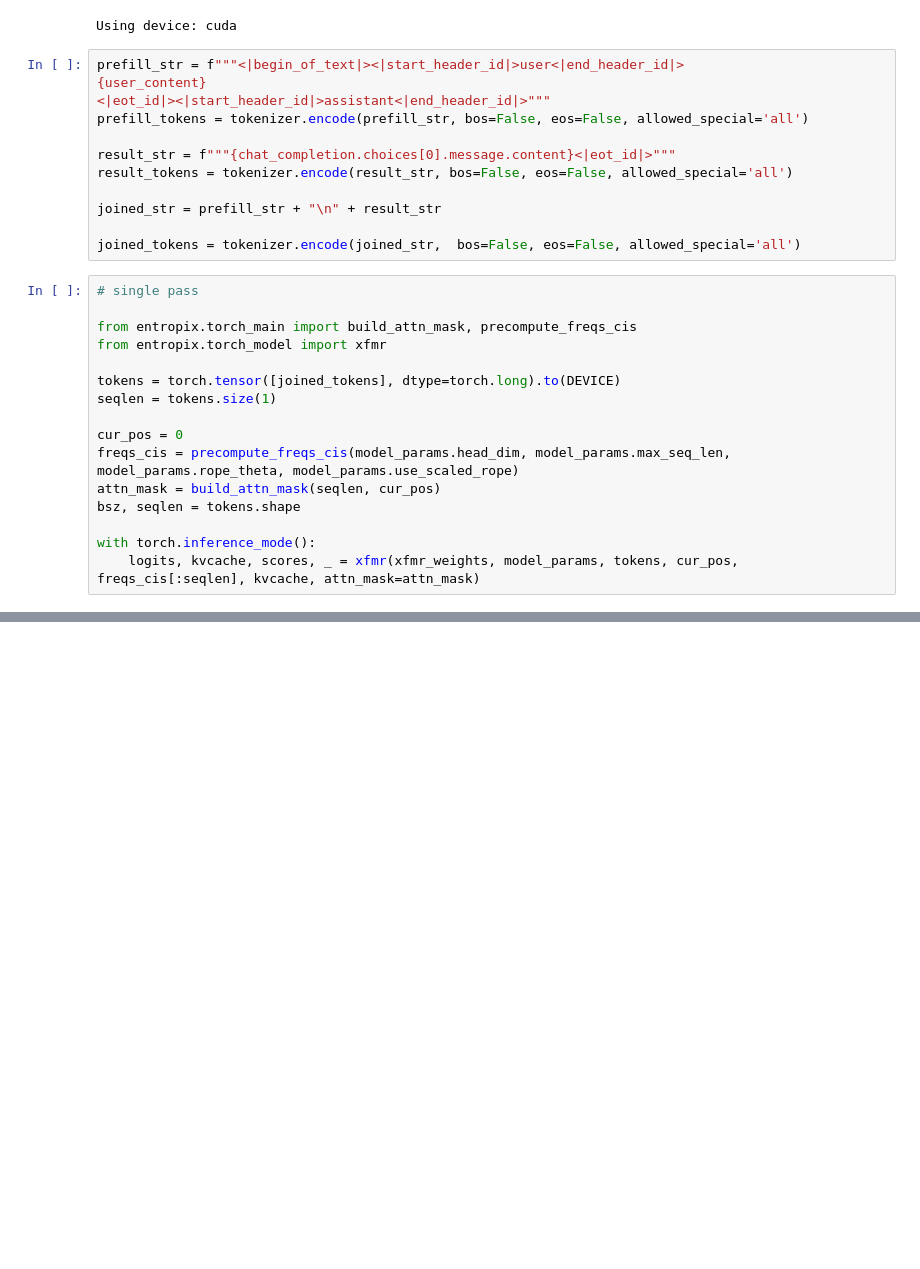
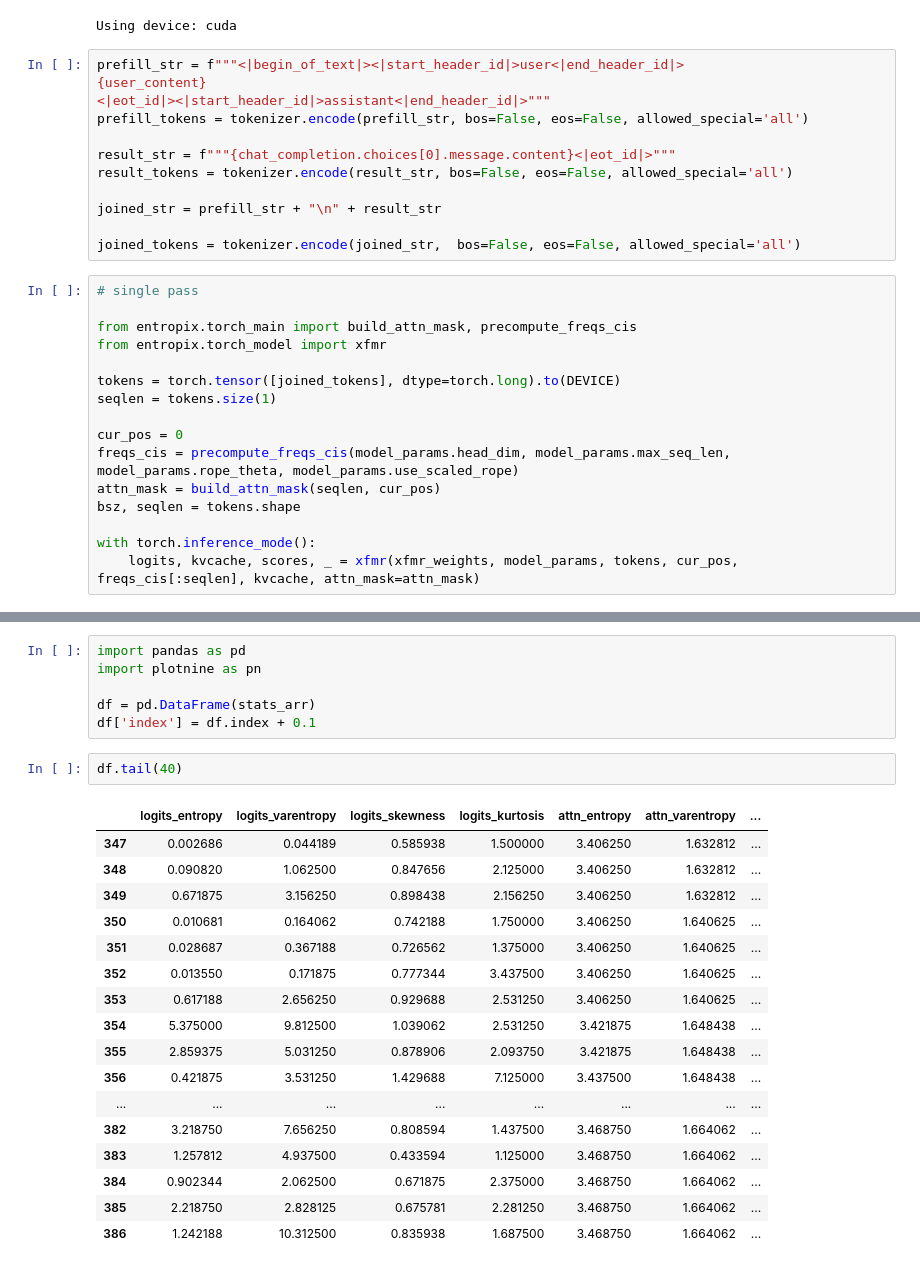
Before and after one commit to stillmatic/entropix, a Jupyter notebook: distillation.ipynb, the cells around one changed output, grey strips where cells are left out. Drawn from its saved outputs; the diff is of its cells as text; blank space fills up the shorter version.

```diff
--- a/distillation.ipynb
+++ b/distillation.ipynb
@@ -160,0 +167,26 @@ To       {'prob_gt': 0.2294921875, 'rank_gt': 1, 'top1': 'No'}  {'logits_entropy
+# %%
+import pandas as pd
+import plotnine as pn
+
+df = pd.DataFrame(stats_arr)
+df['index'] = df.index + 0.1
+# %%
+df.tail(40)
+# %% [output]
+|  | logits_entropy | logits_varentropy | logits_skewness | logits_kurtosis | attn_entropy | attn_varentropy | ... |
+| 347 | 0.002686 | 0.044189 | 0.585938 | 1.500000 | 3.406250 | 1.632812 | ... |
+| 348 | 0.090820 | 1.062500 | 0.847656 | 2.125000 | 3.406250 | 1.632812 | ... |
+| 349 | 0.671875 | 3.156250 | 0.898438 | 2.156250 | 3.406250 | 1.632812 | ... |
+| 350 | 0.010681 | 0.164062 | 0.742188 | 1.750000 | 3.406250 | 1.640625 | ... |
+| 351 | 0.028687 | 0.367188 | 0.726562 | 1.375000 | 3.406250 | 1.640625 | ... |
+| 352 | 0.013550 | 0.171875 | 0.777344 | 3.437500 | 3.406250 | 1.640625 | ... |
+| 353 | 0.617188 | 2.656250 | 0.929688 | 2.531250 | 3.406250 | 1.640625 | ... |
+| 354 | 5.375000 | 9.812500 | 1.039062 | 2.531250 | 3.421875 | 1.648438 | ... |
+| 355 | 2.859375 | 5.031250 | 0.878906 | 2.093750 | 3.421875 | 1.648438 | ... |
+| 356 | 0.421875 | 3.531250 | 1.429688 | 7.125000 | 3.437500 | 1.648438 | ... |
+| ... | ... | ... | ... | ... | ... | ... | ... |
+| 382 | 3.218750 | 7.656250 | 0.808594 | 1.437500 | 3.468750 | 1.664062 | ... |
+| 383 | 1.257812 | 4.937500 | 0.433594 | 1.125000 | 3.468750 | 1.664062 | ... |
+| 384 | 0.902344 | 2.062500 | 0.671875 | 2.375000 | 3.468750 | 1.664062 | ... |
+| 385 | 2.218750 | 2.828125 | 0.675781 | 2.281250 | 3.468750 | 1.664062 | ... |
+| 386 | 1.242188 | 10.312500 | 0.835938 | 1.687500 | 3.468750 | 1.664062 | ... |
```
Also changed, not shown: parts of 8 cells of this notebook, 1 other file.
